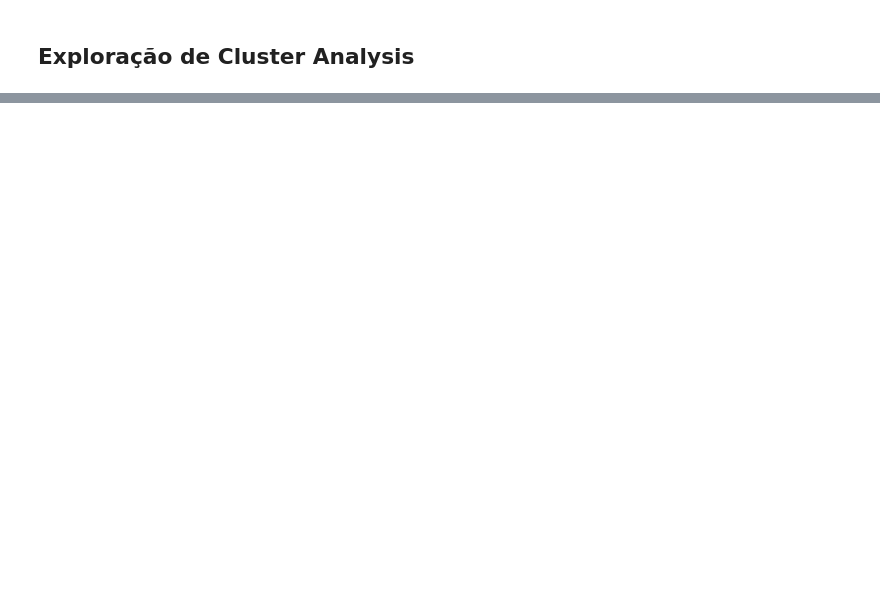
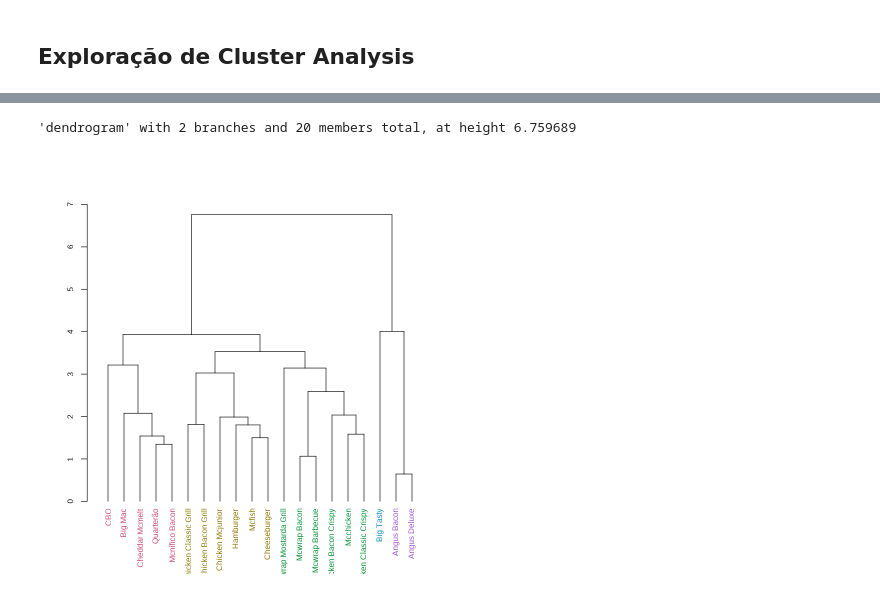
Before and after one commit to ramonferrari/mpgc_ti, a Jupyter notebook: BDADS_2S2023_Tarefa_Aulas_5_e_6_cluster.ipynb, the cells around one changed output, grey strips where cells are left out. Cells and saved outputs as stored; diff of their text form; code cells hidden in the pictures; blank space fills up the shorter version.

```diff
--- a/BDADS_2S2023_Tarefa_Aulas_5_e_6_cluster.ipynb
+++ b/BDADS_2S2023_Tarefa_Aulas_5_e_6_cluster.ipynb
@@ -65,0 +137,9 @@ Warning message in dist(sanduiches):
+# %%
+# Podando a árvore em 5 grupos
+hc <- hclust(dist(sanduiches), "average")
+dend <- as.dendrogram(hc,rotate=TRUE)
+
+grupos <- cutree(hc,k=5)
+grupos
+
+dend <- color_labels(dend, k = 5)
@@ -65,0 +161,8 @@ Warning message in dist(sanduiches):
+# %%
+dend
+# %% [output]
+'dendrogram' with 2 branches and 20 members total, at height 6.759689
+# %%
+plot(dend)
+# %% [output]
+[figure, added]
```
Also changed, not shown: parts of 8 cells of this notebook.
